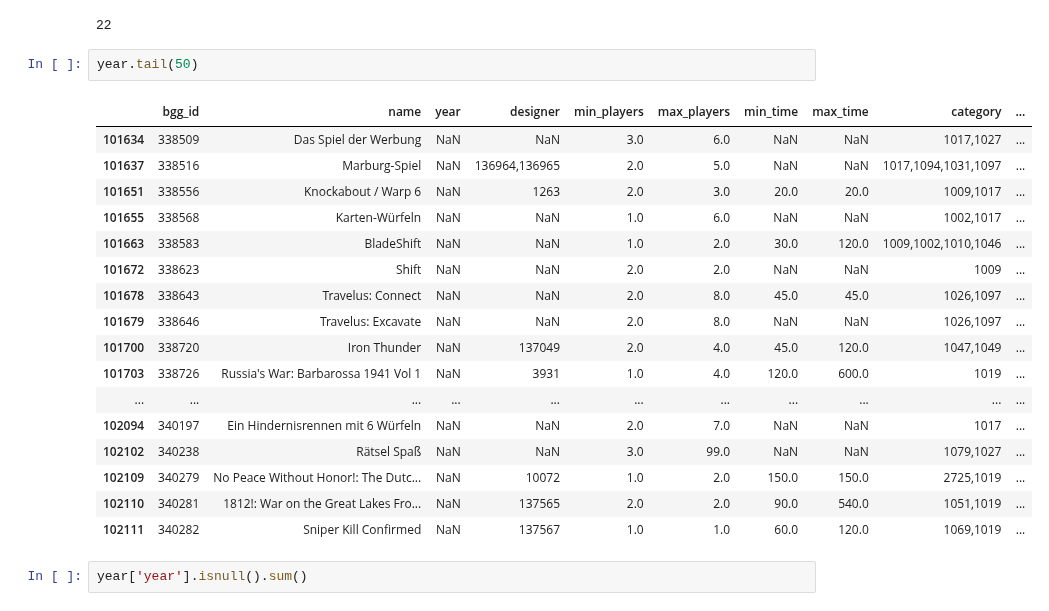
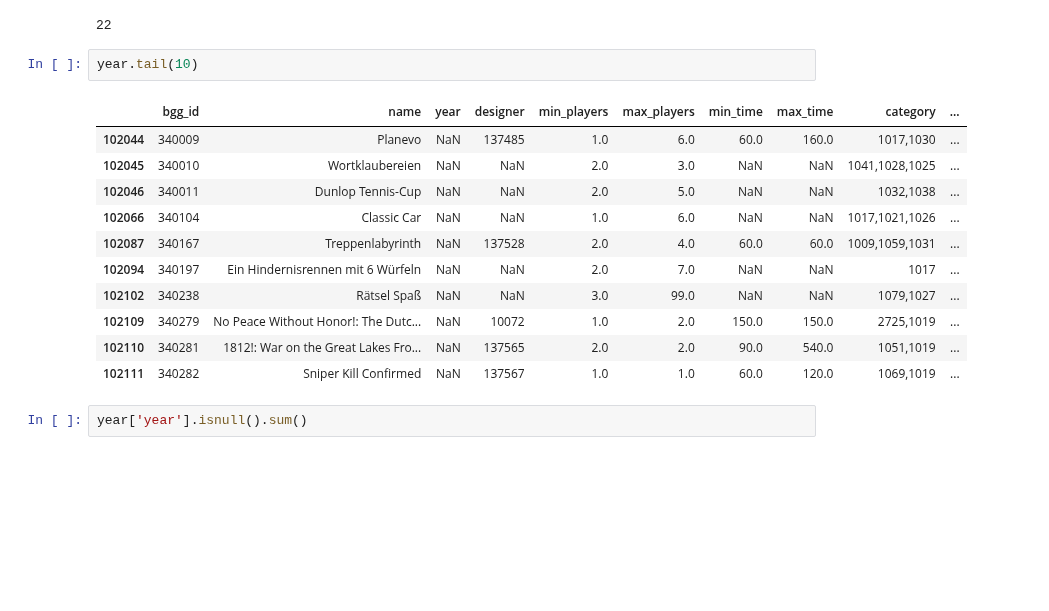
Before and after one commit to LourdesRodriguez/recommender_system, a Jupyter notebook: 2_Data_Understanding.ipynb, the cells around one changed output. Drawn from its saved outputs; the diff is of its cells as text; blank space fills up the shorter version.

```diff
--- a/2_Data_Understanding.ipynb
+++ b/2_Data_Understanding.ipynb
@@ -303,20 +314,14 @@ year['year'][year['year']<0].count()
 # %% [output]
 22
 # %%
-year.tail(50)
+year.tail(10)
 # %% [output]
 |  | bgg_id | name | year | designer | min_players | max_players | min_time | max_time | category | ... |
-| 101634 | 338509 | Das Spiel der Werbung | NaN | NaN | 3.0 | 6.0 | NaN | NaN | 1017,1027 | ... |
-| 101637 | 338516 | Marburg-Spiel | NaN | 136964,136965 | 2.0 | 5.0 | NaN | NaN | 1017,1094,1031,1097 | ... |
-| 101651 | 338556 | Knockabout / Warp 6 | NaN | 1263 | 2.0 | 3.0 | 20.0 | 20.0 | 1009,1017 | ... |
-| 101655 | 338568 | Karten-Würfeln | NaN | NaN | 1.0 | 6.0 | NaN | NaN | 1002,1017 | ... |
-| 101663 | 338583 | BladeShift | NaN | NaN | 1.0 | 2.0 | 30.0 | 120.0 | 1009,1002,1010,1046 | ... |
-| 101672 | 338623 | Shift | NaN | NaN | 2.0 | 2.0 | NaN | NaN | 1009 | ... |
-| 101678 | 338643 | Travelus: Connect | NaN | NaN | 2.0 | 8.0 | 45.0 | 45.0 | 1026,1097 | ... |
-| 101679 | 338646 | Travelus: Excavate | NaN | NaN | 2.0 | 8.0 | NaN | NaN | 1026,1097 | ... |
-| 101700 | 338720 | Iron Thunder | NaN | 137049 | 2.0 | 4.0 | 45.0 | 120.0 | 1047,1049 | ... |
-| 101703 | 338726 | Russia's War: Barbarossa 1941 Vol 1 | NaN | 3931 | 1.0 | 4.0 | 120.0 | 600.0 | 1019 | ... |
-| ... | ... | ... | ... | ... | ... | ... | ... | ... | ... | ... |
+| 102044 | 340009 | Planevo | NaN | 137485 | 1.0 | 6.0 | 60.0 | 160.0 | 1017,1030 | ... |
+| 102045 | 340010 | Wortklaubereien | NaN | NaN | 2.0 | 3.0 | NaN | NaN | 1041,1028,1025 | ... |
+| 102046 | 340011 | Dunlop Tennis-Cup | NaN | NaN | 2.0 | 5.0 | NaN | NaN | 1032,1038 | ... |
+| 102066 | 340104 | Classic Car | NaN | NaN | 1.0 | 6.0 | NaN | NaN | 1017,1021,1026 | ... |
+| 102087 | 340167 | Treppenlabyrinth | NaN | 137528 | 2.0 | 4.0 | 60.0 | 60.0 | 1009,1059,1031 | ... |
 | 102094 | 340197 | Ein Hindernisrennen mit 6 Würfeln | NaN | NaN | 2.0 | 7.0 | NaN | NaN | 1017 | ... |
 | 102102 | 340238 | Rätsel Spaß | NaN | NaN | 3.0 | 99.0 | NaN | NaN | 1079,1027 | ... |
 | 102109 | 340279 | No Peace Without Honor!: The Dutc... | NaN | 10072 | 1.0 | 2.0 | 150.0 | 150.0 | 2725,1019 | ... |
```
Also changed, not shown: parts of 9 cells of this notebook.
